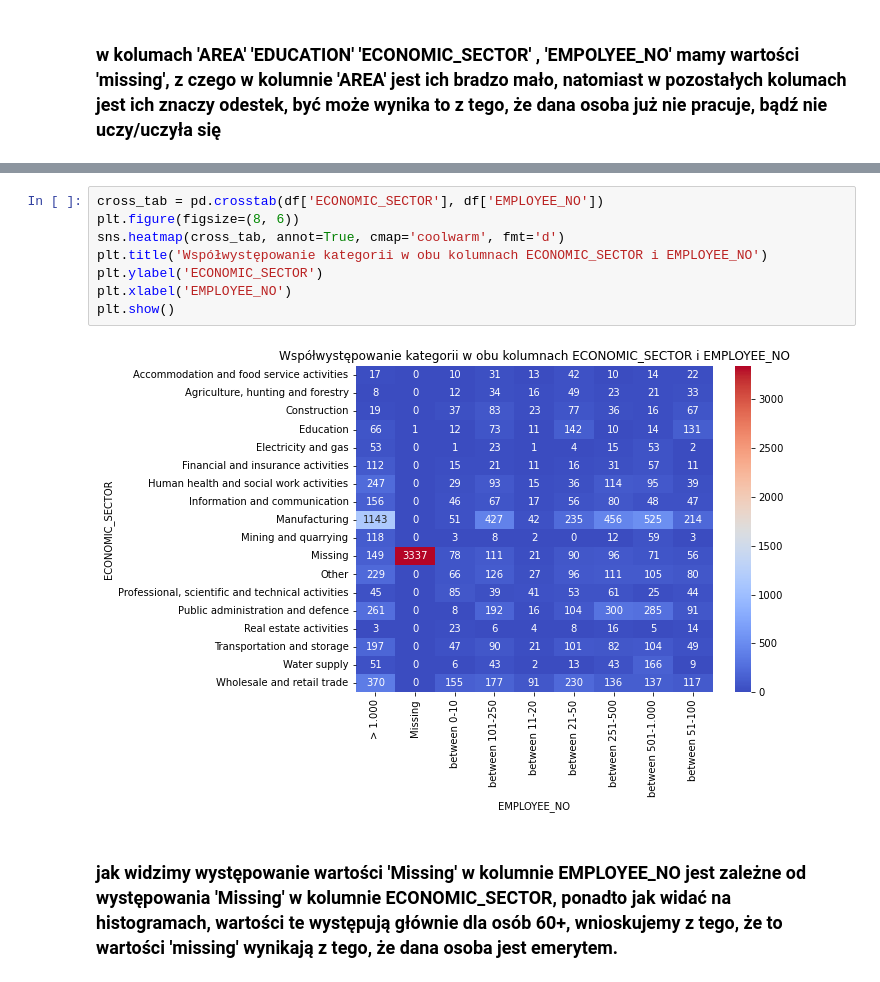
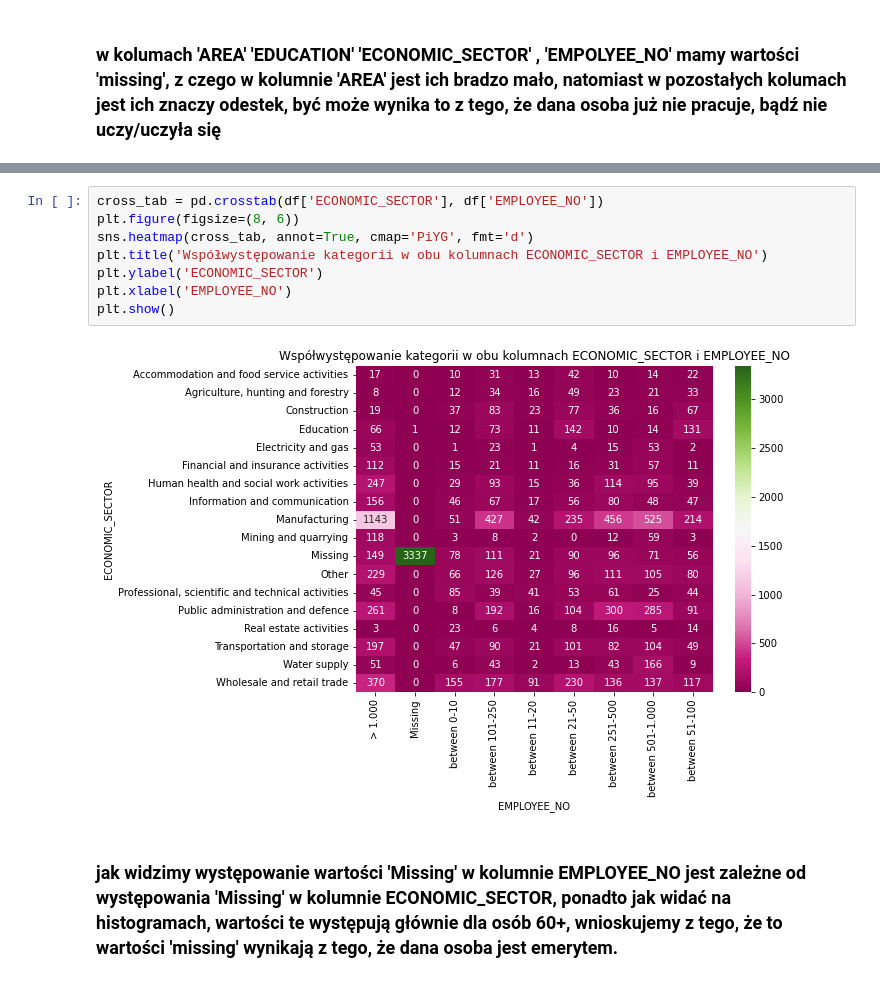
Before and after one commit to GabrielaMajstrak/ML-first-project, a Jupyter notebook: Projetk ML 1/ML_najnowsza_wersja.ipynb, the cells around one changed output, grey strips where cells are left out. Cells and saved outputs as stored; diff of their text form.

```diff
--- a/Projetk ML 1/ML_najnowsza_wersja.ipynb
+++ b/Projetk ML 1/ML_najnowsza_wersja.ipynb
@@ -200,13 +224,13 @@ Text(0, 0.5, 'COUNT')
 # %%
 cross_tab = pd.crosstab(df['ECONOMIC_SECTOR'], df['EMPLOYEE_NO'])
 plt.figure(figsize=(8, 6))
-sns.heatmap(cross_tab, annot=True, cmap='coolwarm', fmt='d')
+sns.heatmap(cross_tab, annot=True, cmap='PiYG', fmt='d')
 plt.title('Współwystępowanie kategorii w obu kolumnach ECONOMIC_SECTOR i EMPLOYEE_NO')
 plt.ylabel('ECONOMIC_SECTOR')
 plt.xlabel('EMPLOYEE_NO')
 plt.show()
 # %% [output]
-[figure, old version]
+[figure, new version]
 # %% [markdown]
 ### jak widzimy  występowanie wartości 'Missing' w kolumnie EMPLOYEE_NO jest zależne od występowania 'Missing' w kolumnie ECONOMIC_SECTOR, ponadto jak widać na histogramach, wartości te występują głównie dla osób 60+, wnioskujemy z tego, że to wartości 'missing' wynikają z tego, że dana osoba jest emerytem.
 # %%
```
Also changed, not shown: parts of 46 cells of this notebook.
